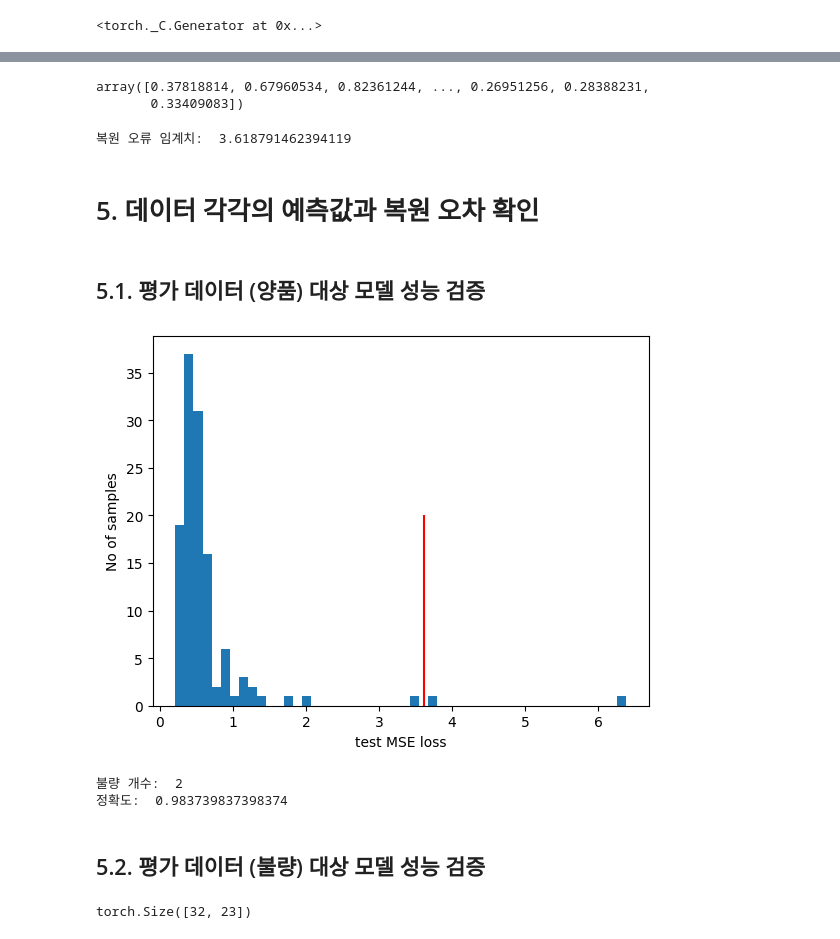
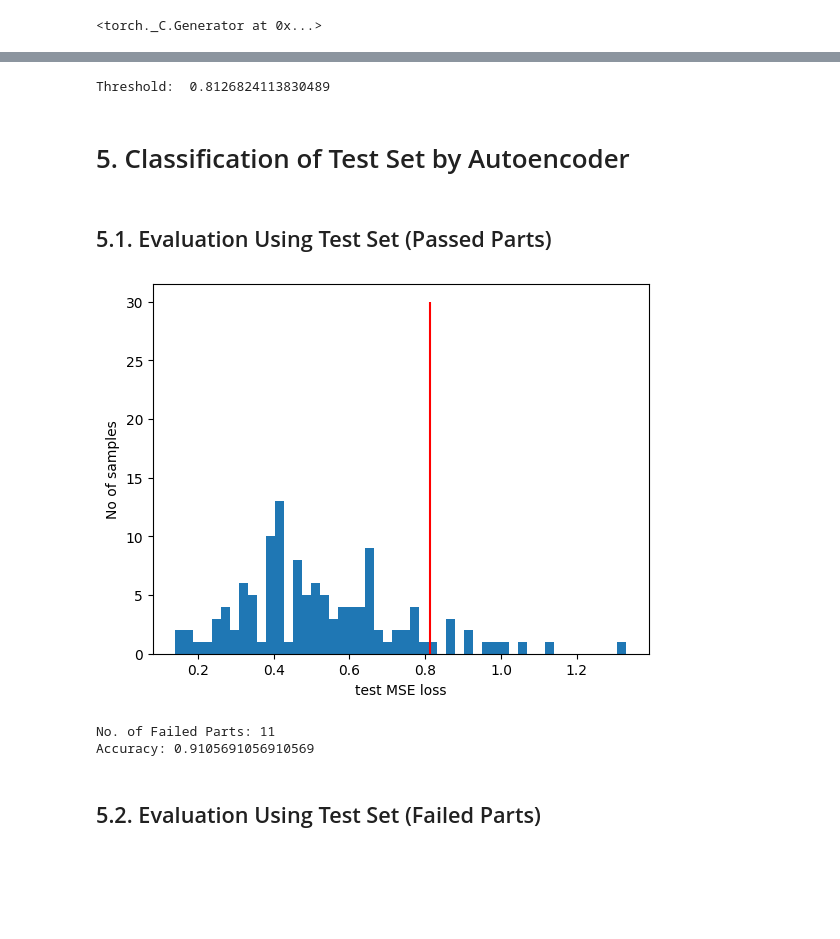
Before and after one commit to johnwslee/injection_molding_analysis, a Jupyter notebook: notebooks/4-3_ML_on_RG3_Variational_AE.ipynb, the cells around one changed output, grey strips where cells are left out. Saved outputs shown, nothing was run; the diff lists cells and outputs as text; code cells hidden in the pictures; blank space fills up the shorter version.

```diff
--- a/notebooks/4-3_ML_on_RG3_Variational_AE.ipynb
+++ b/notebooks/4-3_ML_on_RG3_Variational_AE.ipynb
@@ -162,14 +121,13 @@ class Loader(torch.utils.data.Dataset):
 
     def __getitem__(self, idx):
         row = self.dataset[idx]
-        # row = self.dataset.iloc[idx]
         data = torch.from_numpy(row).float()
         return data
 
 
-class rg3DataLoader(Loader):
+class RG3DataLoader(Loader):
     def __init__(self, data_for_ae):
-        super(rg3DataLoader, self).__init__()
+        super(RG3DataLoader, self).__init__()
         self.dataset = data_for_ae
 # %%
 # train/validation sets split
@@ -178,7 +136,7 @@ rg3_train_Y_t, rg3_train_Y_v = train_test_split(
     rg3_train_Y, test_size=0.2, random_state=123
 )
 # %%
-train_set = rg3DataLoader(rg3_train_Y_t)
+train_set = RG3DataLoader(rg3_train_Y_t)
 
 train_ = DataLoader(
     train_set,
@@ -188,7 +146,7 @@ train_ = DataLoader(
     drop_last=True
 )
 # %%
-valid_set = rg3DataLoader(rg3_train_Y_v)
+valid_set = RG3DataLoader(rg3_train_Y_v)
 
 valid_ = DataLoader(
     valid_set,
@@ -320,20 +267,18 @@ tensor([[ 0.1767,  0.0022,  0.0573,  ..., -0.3324, -0.0439, -0.1070],
 difference = rg3_train_pred.detach().numpy() - rg3_train_Y
 
 rg3_train_loss = np.mean(np.square(difference), axis=1)
-# %%
-rg3_train_loss
-# %% [output]
-array([0.37818814, 0.67960534, 0.82361244, ..., 0.26951256, 0.28388231,
-       0.33409083])
 # %%
-# 입계치 (6 시그마 사용)
+# Threshold was calculated based on 0.5 sigma value of the error
+# between the prediction and true value
 
-threshold = np.mean(rg3_train_loss) + 6*np.std(rg3_train_loss)
-print("복원 오류 임계치: ", threshold)
+# The sigma value can act as tuning parameter for autoencoder
+
+threshold = np.mean(rg3_train_loss) + 0.5*np.std(rg3_train_loss)
+print("Threshold: ", threshold)
 # %% [output]
-복원 오류 임계치:  3.618791462394119
+Threshold:  0.8126824113830489
 # %% [markdown]
-# 5. 데이터 각각의 예측값과 복원 오차 확인
+# 5. Classification of Test Set by Autoencoder
 # %% [markdown]
-## 5.1. 평가 데이터 (양품) 대상 모델 성능 검증
+## 5.1. Evaluation Using Test Set (Passed Parts)
 # %%
@@ -344,24 +289,24 @@ rg3_predict_Y = model(torch.tensor(rg3_test_Y).float())
 
 rg3_test_Y_mse = np.mean(np.square(rg3_predict_Y.detach().numpy() - rg3_test_Y), axis=1)
 # %%
-# 시각화
+# Data visualization
 
 plt.hist(rg3_test_Y_mse, bins=50)
 plt.xlabel("test MSE loss")
 plt.ylabel("No of samples")
-plt.vlines(threshold, 0, 20, color="red")
+plt.vlines(threshold, 0, 30, color="red")
 plt.show();
 # %% [output]
-[figure, old version]
+[figure, new version]
 # %%
-# 불량으로 판단한 데이터 확인
+# Check on the data that were predicted as failed parts
 
 rg3_test_Y_anomalies = rg3_test_Y_mse > threshold
-print("불량 개수: ", np.sum(rg3_test_Y_anomalies))
-print("정확도: ", (rg3_test_Y.shape[0]-np.sum(rg3_test_Y_anomalies))/rg3_test_Y.shape[0])
+print("No. of Failed Parts:", np.sum(rg3_test_Y_anomalies))
+print("Accuracy:", (rg3_test_Y.shape[0]-np.sum(rg3_test_Y_anomalies))/rg3_test_Y.shape[0])
 # %% [output]
-불량 개수:  2
-정확도:  0.983739837398374
+No. of Failed Parts: 11
+Accuracy: 0.9105691056910569
 # %% [markdown]
-## 5.2. 평가 데이터 (불량) 대상 모델 성능 검증
+## 5.2. Evaluation Using Test Set (Failed Parts)
 # %%
@@ -369,6 +314,2 @@ print("정확도: ", (rg3_test_Y.shape[0]-np.sum(rg3_test_Y_anomalies))/rg3_test
 rg3_predict_N = model(torch.tensor(rg3_test_N).float())
-# %%
-rg3_predict_N.shape
-# %% [output]
-torch.Size([32, 23])
 # %%
```
Also changed, not shown: parts of 41 cells of this notebook, 3 other files.
